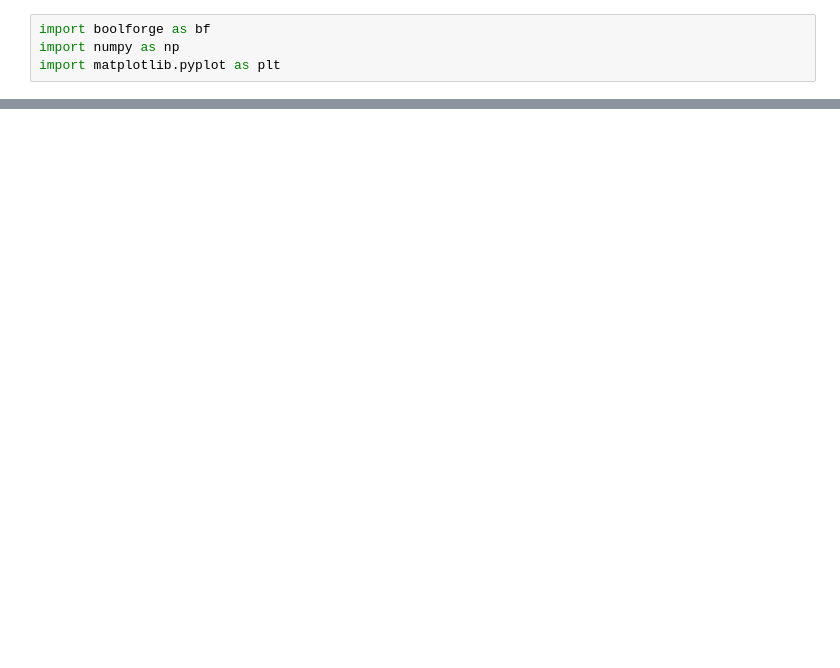
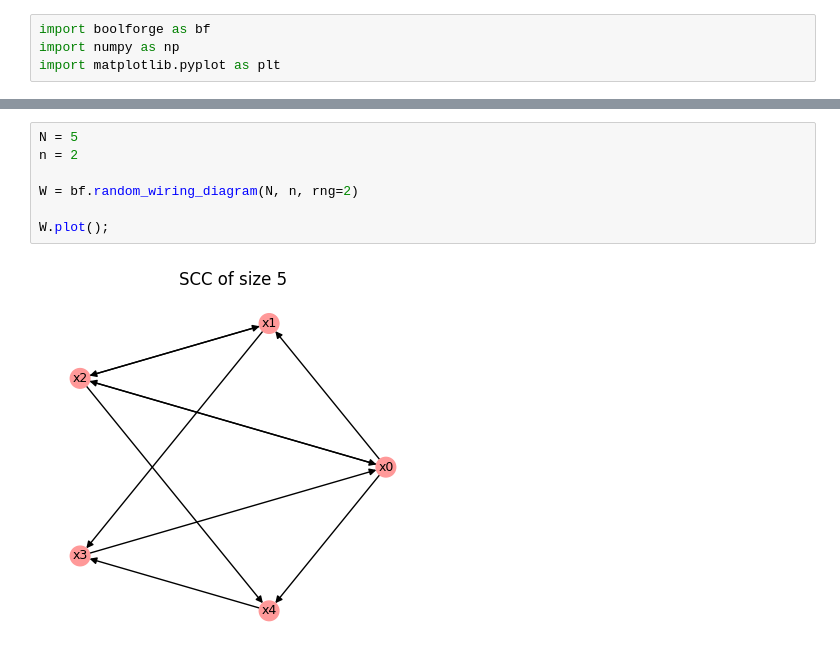
Before and after one commit to ckadelka/BoolForge, a Jupyter notebook: tutorials/tutorial09_random_Boolean_network_generation.ipynb, the cells around one changed output, grey strips where cells are left out. Saved outputs shown, nothing was run; the diff lists cells and outputs as text; blank space fills up the shorter version.

```diff
--- a/tutorials/tutorial09_random_Boolean_network_generation.ipynb
+++ b/tutorials/tutorial09_random_Boolean_network_generation.ipynb
@@ -162,0 +36,9 @@ design ensemble experiments.
+# %%
+N = 5
+n = 2
+
+W = bf.random_wiring_diagram(N, n, rng=2)
+
+W.plot();
+# %% [output]
+[figure, added]
```
Also changed, not shown: parts of 25 cells of this notebook, 56 other files.
